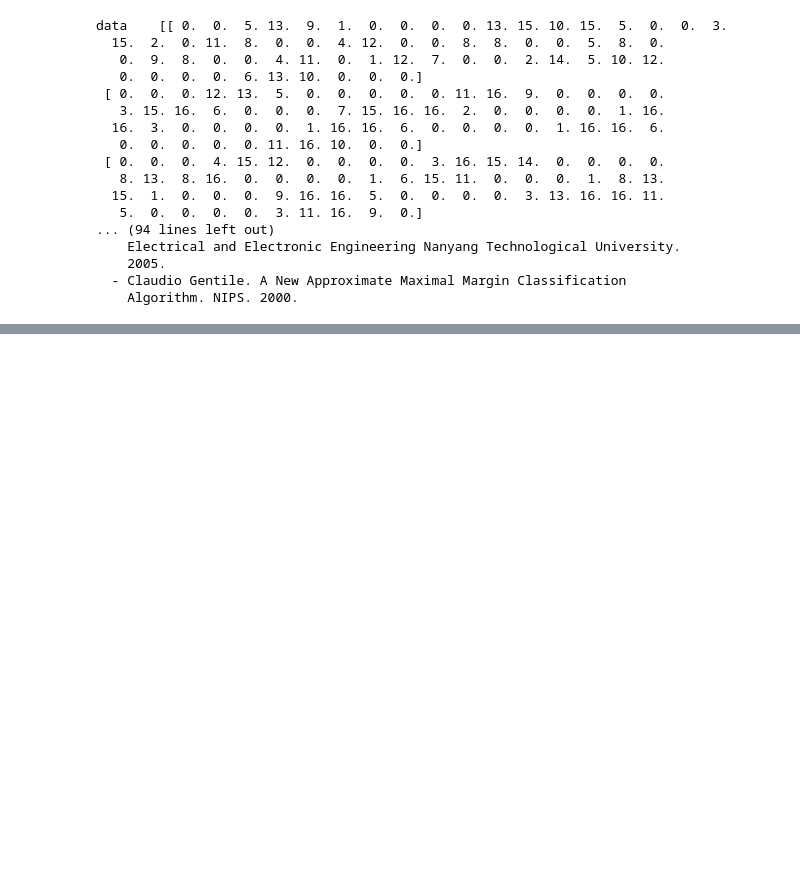
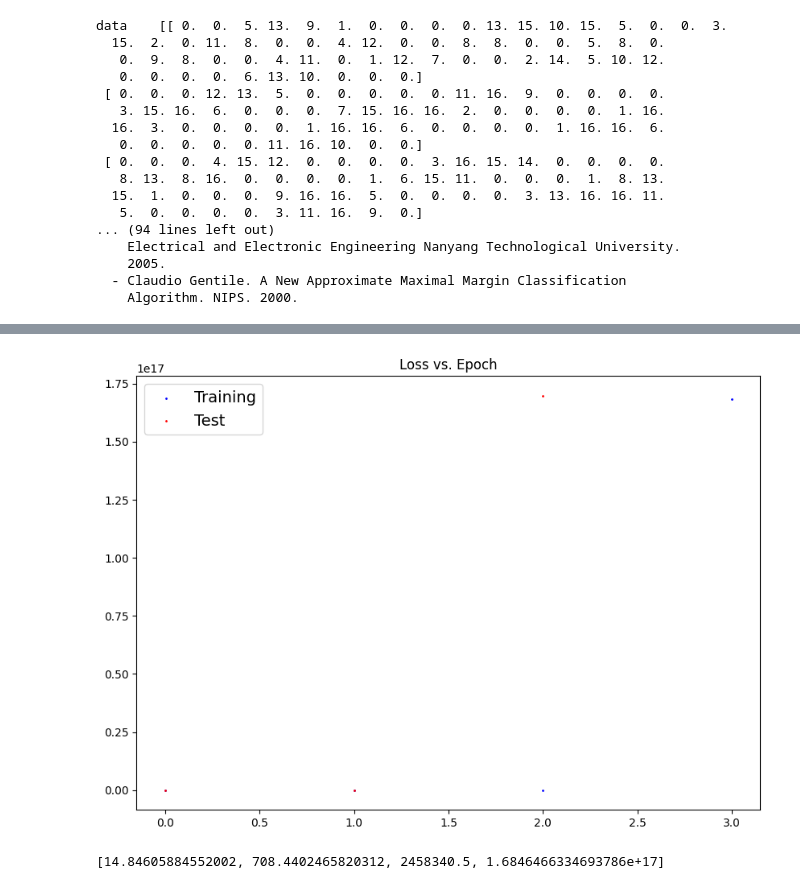
Before and after one commit to markiroberts/gogglecolab01, a Jupyter notebook: 02Classification.ipynb, the cells around one changed output, grey strips where cells are left out. Cells and saved outputs as stored; diff of their text form; code cells hidden in the pictures; blank space fills up the shorter version.

```diff
--- a/02Classification.ipynb
+++ b/02Classification.ipynb
@@ -146,0 +195,43 @@ data    [[ 0.  0.  5. 13.  9.  1.  0.  0.  0.  0. 13. 15. 10. 15.  5.  0.  0.  3
+# %%
+inputDim = 64       # takes 64 pixel input
+outputDim = 10      # identifies digit 0 - 9
+learningRate = 0.01
+epochs = 1000
+identifyDigit_model02 = identifyDigit().to(device)
+
+criterion = torch.nn.MSELoss()
+optimizer = torch.optim.SGD(identifyDigit_model02.parameters(), lr=learningRate)
+
+loss_list = []
+test_loss_list = []
+epoch_list = []
+
+for epoch in range(epochs):
+  optimizer.zero_grad()
+# get output from the model, given the inputs
+  outputs = identifyDigit_model02(X_train)
+
+  # get loss for the predicted output
+  loss = criterion(outputs, y_train)
+
+  # get gradients w.r.t to parameters
+  loss.backward()
+
+  # update parameters
+  optimizer.step()
+
+  # test model
+  with torch.no_grad():
+    outputs_test = identifyDigit_model02(X_test)
+    # get loss for the predicted output
+    loss_test = criterion(outputs_test, y_test)
+
+    epoch_list.append(epoch)
+    loss_list.append(loss.item())
+    test_loss_list.append(loss_test.item())
+
+    if (epoch % int(epochs/10) == 0):
+      print (f"Epoch: {epoch}, Loss: {loss.item()}, Loss Test: {loss_test.item()}")
+
+plot_loss(epoch_list, loss_list, test_loss_list)
+# %% [output]
@@ -146,0 +248,5 @@ data    [[ 0.  0.  5. 13.  9.  1.  0.  0.  0.  0. 13. 15. 10. 15.  5.  0.  0.  3
+[figure, added]
+# %%
+loss_list[:4]
+# %% [output]
+[14.84605884552002, 708.4402465820312, 2458340.5, 1.6846466334693786e+17]
```
Also changed, not shown: parts of 4 cells of this notebook.
